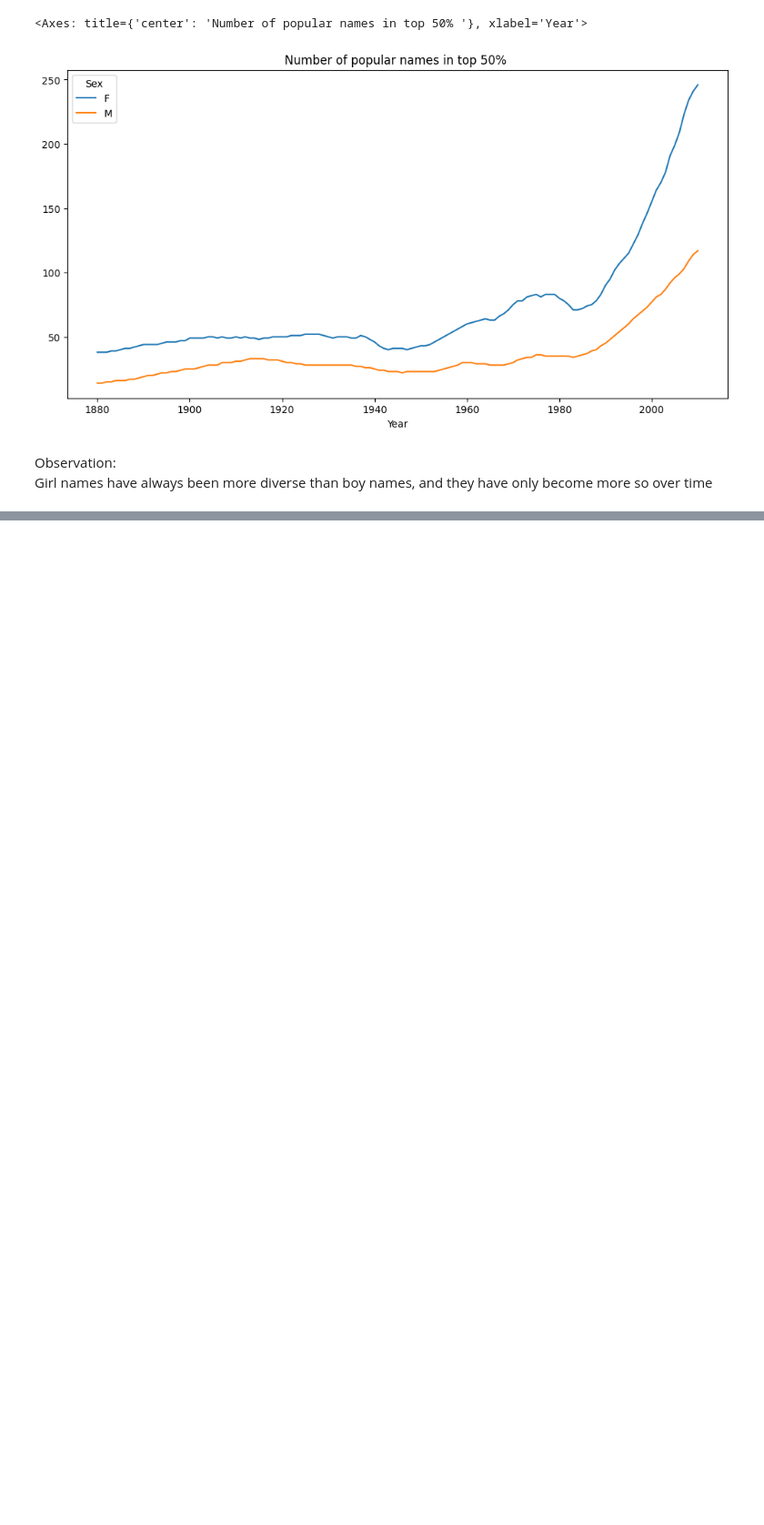
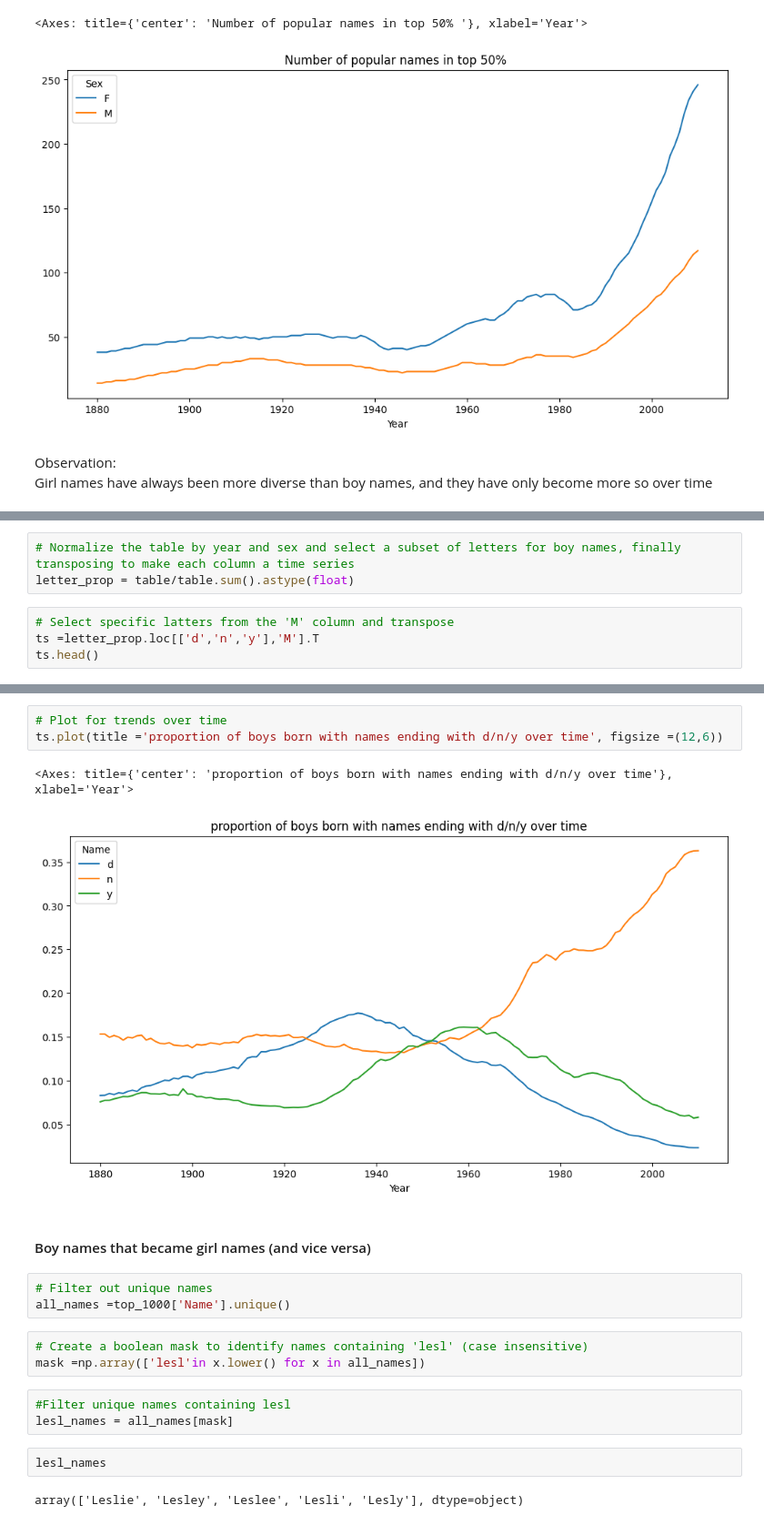
Before and after one commit to Njeri-Gitome/Python_for_DataAnalysis, a Jupyter notebook: Introductory.ipynb, the cells around one changed output, grey strips where cells are left out. Shown: that part at 91% size. Cells and saved outputs as stored; diff of their text form; blank space fills up the shorter version.

Commit message:
Analyzing naming trends (2)

```diff
--- a/Introductory.ipynb
+++ b/Introductory.ipynb
@@ -1342,0 +1428,7 @@ Girl names have always been more diverse than boy names, and they have only beco
+# %%
+# Normalize the table by year and sex and select a subset of letters for boy names, finally transposing to make each column a time series
+letter_prop = table/table.sum().astype(float)
+# %%
+# Select specific latters from the 'M' column and transpose
+ts =letter_prop.loc[['d','n','y'],'M'].T
+ts.head()
@@ -1342,0 +1443,21 @@ Girl names have always been more diverse than boy names, and they have only beco
+# %%
+# Plot for trends over time
+ts.plot(title ='proportion of boys born with names ending with d/n/y over time', figsize =(12,6))
+# %% [output]
+<Axes: title={'center': 'proportion of boys born with names ending with d/n/y over time'}, xlabel='Year'>
+[figure, added]
+# %% [markdown]
+#### Boy names that became girl names (and vice versa)
+# %%
+# Filter out unique names
+all_names =top_1000['Name'].unique()
+# %%
+# Create a boolean mask to identify names containing 'lesl' (case insensitive)
+mask =np.array(['lesl'in x.lower() for x in all_names])
+# %%
+#Filter unique names containing lesl
+lesl_names = all_names[mask]
+# %%
+lesl_names
+# %% [output]
+array(['Leslie', 'Lesley', 'Leslee', 'Lesli', 'Lesly'], dtype=object)
```
Also changed, not shown: parts of 17 cells of this notebook.
